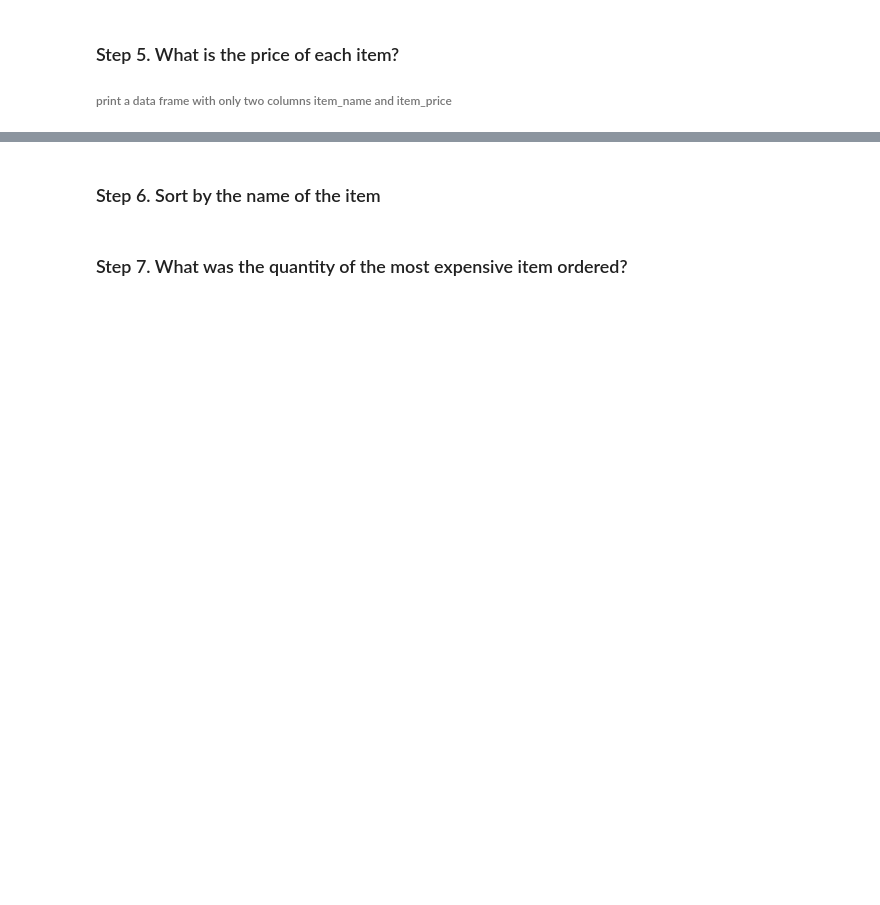
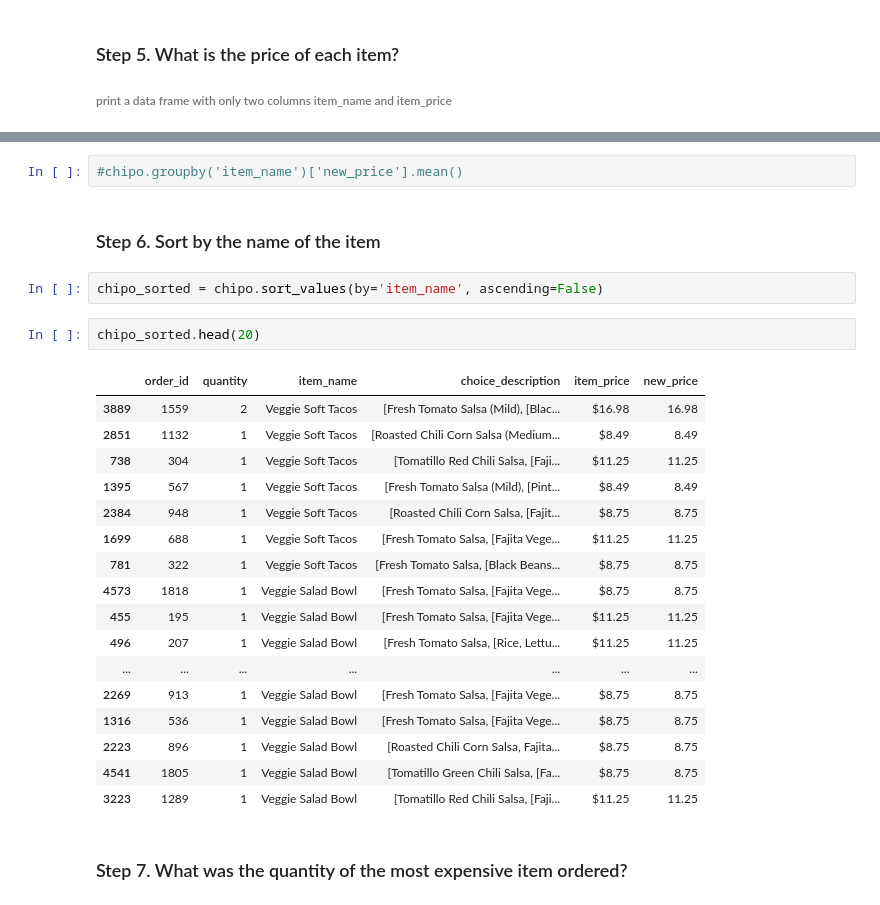
Before and after one commit to WamzMwangi/Python_Data_Analysis, a Jupyter notebook: Pandas/Chipotle.ipynb, the cells around one changed output, grey strips where cells are left out. Drawn from its saved outputs; the diff is of its cells as text; blank space fills up the shorter version.

```diff
--- a/Pandas/Chipotle.ipynb
+++ b/Pandas/Chipotle.ipynb
@@ -149,4 +146,28 @@ chipo.loc[chipo['item_price']>'$10.00']
+# %%
+#chipo.groupby('item_name')['new_price'].mean()
 # %% [markdown]
 ### Step 6. Sort by the name of the item
+# %%
+chipo_sorted = chipo.sort_values(by='item_name', ascending=False)
+# %%
+chipo_sorted.head(20)
+# %% [output]
+|  | order_id | quantity | item_name | choice_description | item_price | new_price |
+| 3889 | 1559 | 2 | Veggie Soft Tacos | [Fresh Tomato Salsa (Mild), [Blac... | $16.98 | 16.98 |
+| 2851 | 1132 | 1 | Veggie Soft Tacos | [Roasted Chili Corn Salsa (Medium... | $8.49 | 8.49 |
+| 738 | 304 | 1 | Veggie Soft Tacos | [Tomatillo Red Chili Salsa, [Faji... | $11.25 | 11.25 |
+| 1395 | 567 | 1 | Veggie Soft Tacos | [Fresh Tomato Salsa (Mild), [Pint... | $8.49 | 8.49 |
+| 2384 | 948 | 1 | Veggie Soft Tacos | [Roasted Chili Corn Salsa, [Fajit... | $8.75 | 8.75 |
+| 1699 | 688 | 1 | Veggie Soft Tacos | [Fresh Tomato Salsa, [Fajita Vege... | $11.25 | 11.25 |
+| 781 | 322 | 1 | Veggie Soft Tacos | [Fresh Tomato Salsa, [Black Beans... | $8.75 | 8.75 |
+| 4573 | 1818 | 1 | Veggie Salad Bowl | [Fresh Tomato Salsa, [Fajita Vege... | $8.75 | 8.75 |
+| 455 | 195 | 1 | Veggie Salad Bowl | [Fresh Tomato Salsa, [Fajita Vege... | $11.25 | 11.25 |
+| 496 | 207 | 1 | Veggie Salad Bowl | [Fresh Tomato Salsa, [Rice, Lettu... | $11.25 | 11.25 |
+| ... | ... | ... | ... | ... | ... | ... |
+| 2269 | 913 | 1 | Veggie Salad Bowl | [Fresh Tomato Salsa, [Fajita Vege... | $8.75 | 8.75 |
+| 1316 | 536 | 1 | Veggie Salad Bowl | [Fresh Tomato Salsa, [Fajita Vege... | $8.75 | 8.75 |
+| 2223 | 896 | 1 | Veggie Salad Bowl | [Roasted Chili Corn Salsa, Fajita... | $8.75 | 8.75 |
+| 4541 | 1805 | 1 | Veggie Salad Bowl | [Tomatillo Green Chili Salsa, [Fa... | $8.75 | 8.75 |
+| 3223 | 1289 | 1 | Veggie Salad Bowl | [Tomatillo Red Chili Salsa, [Faji... | $11.25 | 11.25 |
 # %% [markdown]
 ### Step 7. What was the quantity of the most expensive item ordered?
```
Also changed, not shown: parts of 7 cells of this notebook.
